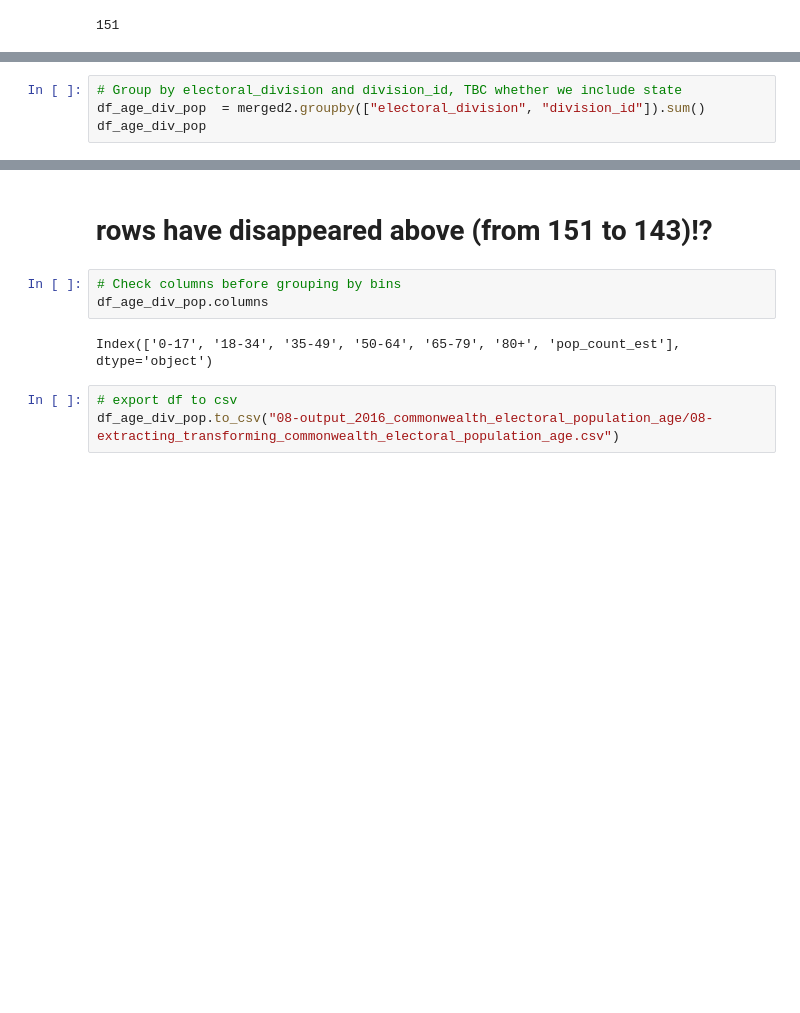
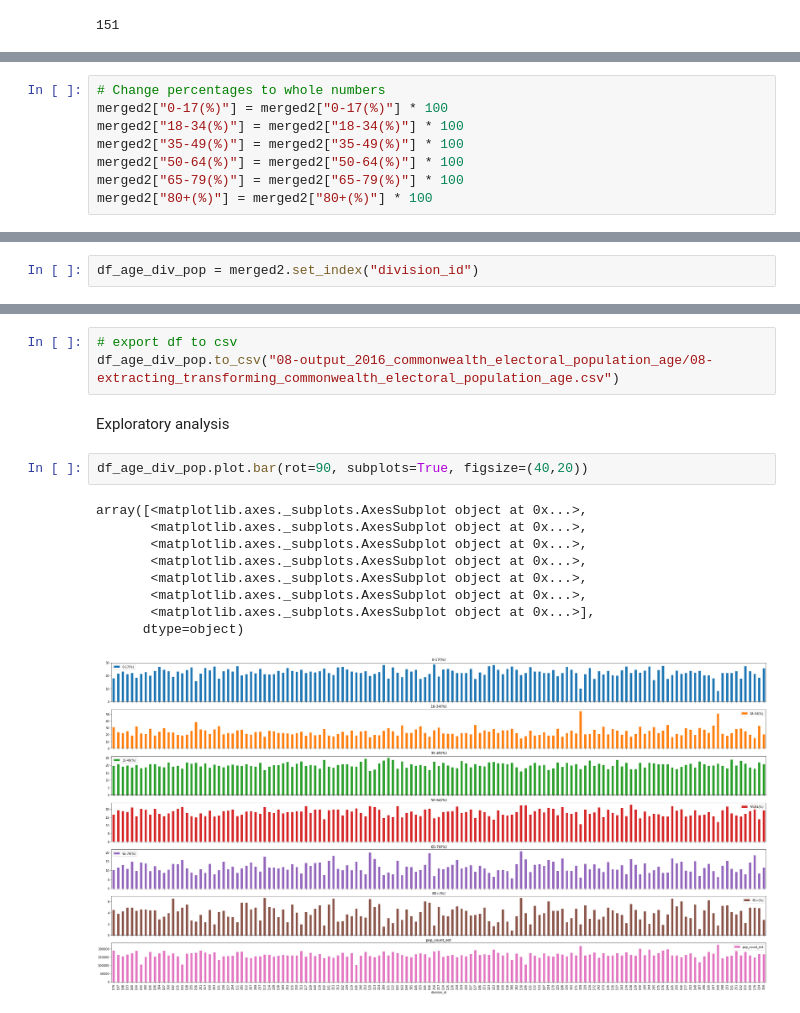
Before and after one commit to annewieggers/ETL-project, a Jupyter notebook: 08-output_2016_commonwealth_electoral_population_age.ipynb, the cells around one changed output, grey strips where cells are left out. Saved outputs shown, nothing was run; the diff lists cells and outputs as text; blank space fills up the shorter version.

```diff
--- a/08-output_2016_commonwealth_electoral_population_age.ipynb
+++ b/08-output_2016_commonwealth_electoral_population_age.ipynb
@@ -150,0 +205,8 @@ merged2.head()
+# %%
+# Change percentages to whole numbers
+merged2["0-17(%)"] = merged2["0-17(%)"] * 100
+merged2["18-34(%)"] = merged2["18-34(%)"] * 100
+merged2["35-49(%)"] = merged2["35-49(%)"] * 100
+merged2["50-64(%)"] = merged2["50-64(%)"] * 100
+merged2["65-79(%)"] = merged2["65-79(%)"] * 100
+merged2["80+(%)"] = merged2["80+(%)"] * 100
@@ -150,0 +245,2 @@ merged2.head()
+# %%
+df_age_div_pop = merged2.set_index("division_id")
@@ -156,4 +262,0 @@ len(merged2)
-# %%
-# Group by electoral_division and division_id, TBC whether we include state
-df_age_div_pop  = merged2.groupby(["electoral_division", "division_id"]).sum()
-df_age_div_pop
@@ -180,10 +281,17 @@ len(df_age_div_pop)
-# %% [markdown]
-# rows have disappeared above (from 151 to 143)!?
-# %%
-# Check columns before grouping by bins
-df_age_div_pop.columns
-# %% [output]
-Index(['0-17', '18-34', '35-49', '50-64', '65-79', '80+', 'pop_count_est'], dtype='object')
 # %%
 # export df to csv
 df_age_div_pop.to_csv("08-output_2016_commonwealth_electoral_population_age/08-extracting_transforming_commonwealth_electoral_population_age.csv")
+# %% [markdown]
+Exploratory analysis
+# %%
+df_age_div_pop.plot.bar(rot=90, subplots=True, figsize=(40,20))
+# %% [output]
+array([<matplotlib.axes._subplots.AxesSubplot object at 0x...>,
+       <matplotlib.axes._subplots.AxesSubplot object at 0x...>,
+       <matplotlib.axes._subplots.AxesSubplot object at 0x...>,
+       <matplotlib.axes._subplots.AxesSubplot object at 0x...>,
+       <matplotlib.axes._subplots.AxesSubplot object at 0x...>,
+       <matplotlib.axes._subplots.AxesSubplot object at 0x...>,
+       <matplotlib.axes._subplots.AxesSubplot object at 0x...>],
+      dtype=object)
+[figure, added]
```
Also changed, not shown: parts of 23 cells of this notebook, 6 other files.
